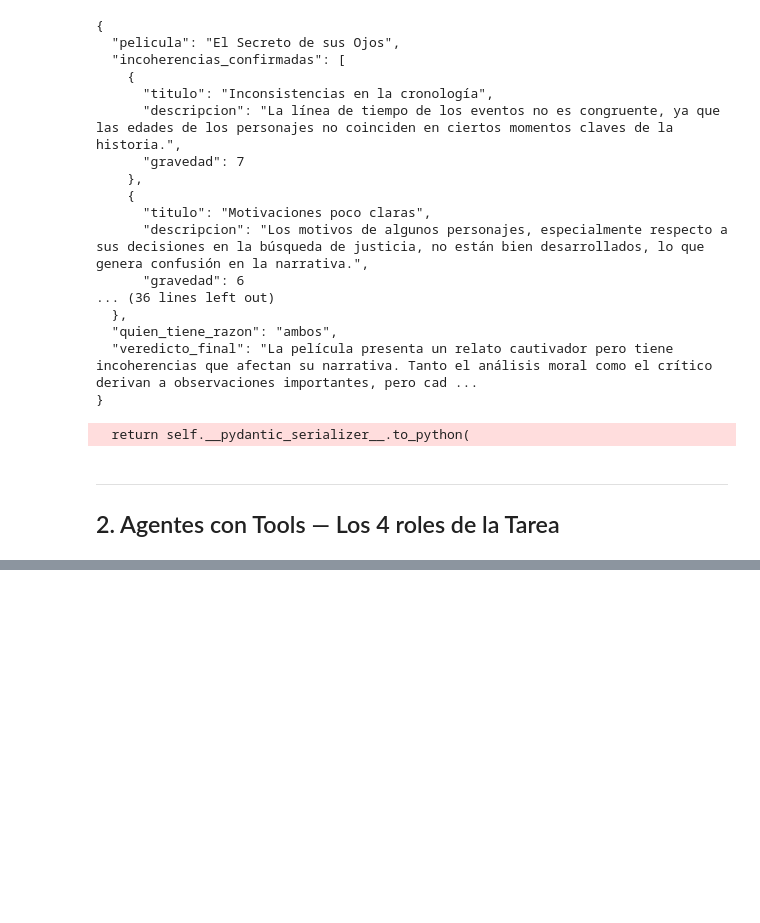
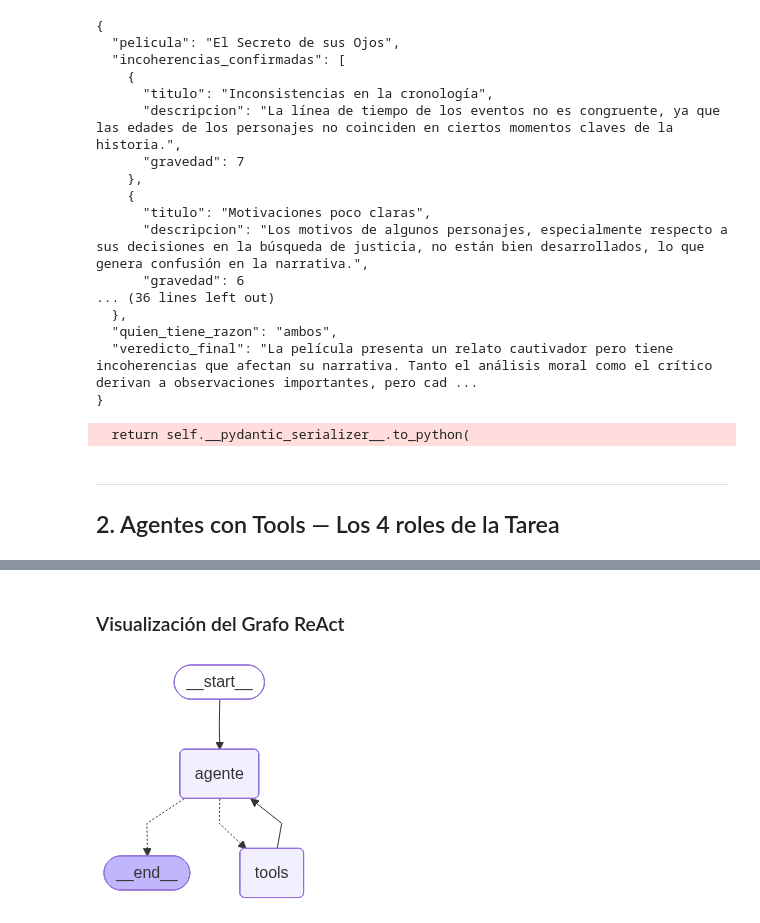
Before and after one commit to oriasmauro/agentsTask, a Jupyter notebook: notebook.ipynb, the cells around one changed output, grey strips where cells are left out. Saved outputs shown, nothing was run; the diff lists cells and outputs as text; code cells hidden in the pictures; blank space fills up the shorter version.

```diff
--- a/notebook.ipynb
+++ b/notebook.ipynb
@@ -406,6 +408,15 @@ for tc in respuesta.tool_calls:
     messages.append(ToolMessage(content=resultado, tool_call_id=tc["id"]))
     logger.info(f"[TOOL] {tc['name']}({tc['args']})")
 
-# El LLM ahora sí tiene los resultados y puede responder
-respuesta_final = llm_con_tools.invoke(messages)
+# Loop hasta que el LLM responda con texto (sin más tool calls)
+while True:
+    respuesta_final = llm_con_tools.invoke(messages)
+    if not respuesta_final.tool_calls:
+        break
+    messages.append(respuesta_final)
+    for tc in respuesta_final.tool_calls:
+        resultado = tools_por_nombre[tc["name"]].invoke(tc["args"])
+        messages.append(ToolMessage(content=resultado, tool_call_id=tc["id"]))
+        logger.info(f"[TOOL extra] {tc['name']}({tc['args']})")
+
 display(Markdown(respuesta_final.content))
@@ -417,0 +495,7 @@ display(Markdown(respuesta_final.content))
+# %%
+display(Markdown("###  Visualización del Grafo ReAct"))
+img = react_graph.get_graph().draw_mermaid_png()
+display(Image(img))
+# %% [output]
+###  Visualización del Grafo ReAct
+[figure, added]
```
Also changed, not shown: parts of 10 cells of this notebook, 1 other file.
